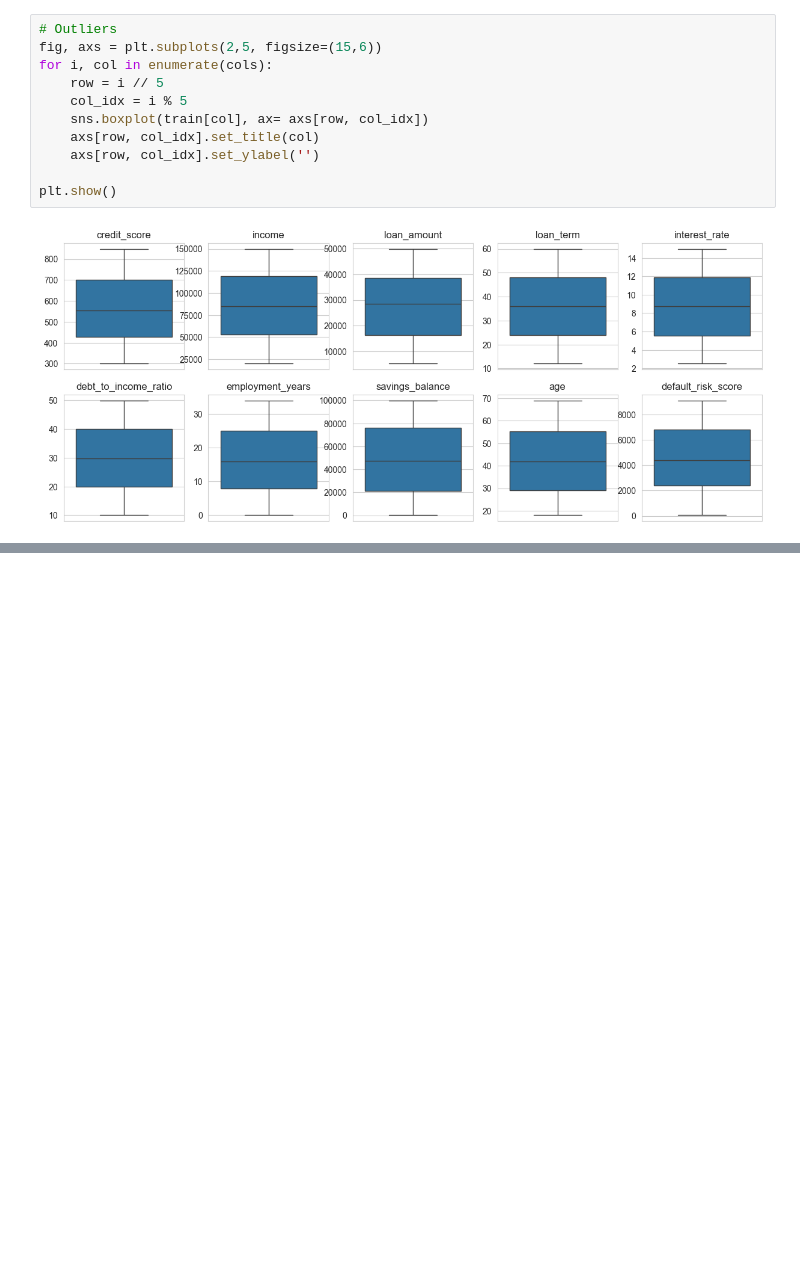
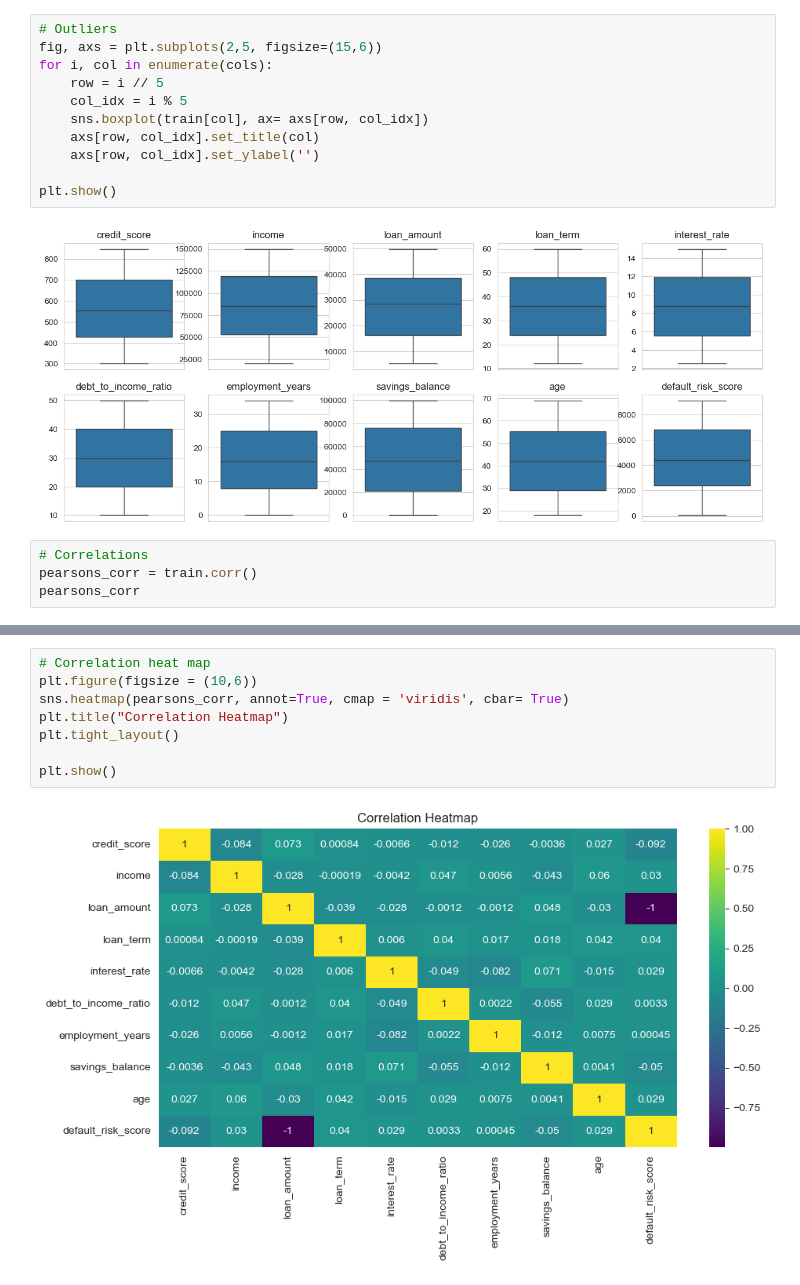
Before and after one commit to WaMuriithi/GroupE_LuxDevDS-AI, a Jupyter notebook: group_project.ipynb, the cells around one changed output, grey strips where cells are left out. Drawn from its saved outputs; the diff is of its cells as text; blank space fills up the shorter version.

```diff
--- a/group_project.ipynb
+++ b/group_project.ipynb
@@ -129,3 +131,7 @@ for i, col in enumerate(cols):
 plt.show()
 # %% [output]
 [figure]
+# %%
+# Correlations
+pearsons_corr = train.corr()
+pearsons_corr
@@ -131,0 +150,10 @@ plt.show()
+# %%
+# Correlation heat map
+plt.figure(figsize = (10,6))
+sns.heatmap(pearsons_corr, annot=True, cmap = 'viridis', cbar= True)
+plt.title("Correlation Heatmap")
+plt.tight_layout()
+
+plt.show()
+# %% [output]
+[figure, added]
```
Also changed, not shown: parts of 15 cells of this notebook.
